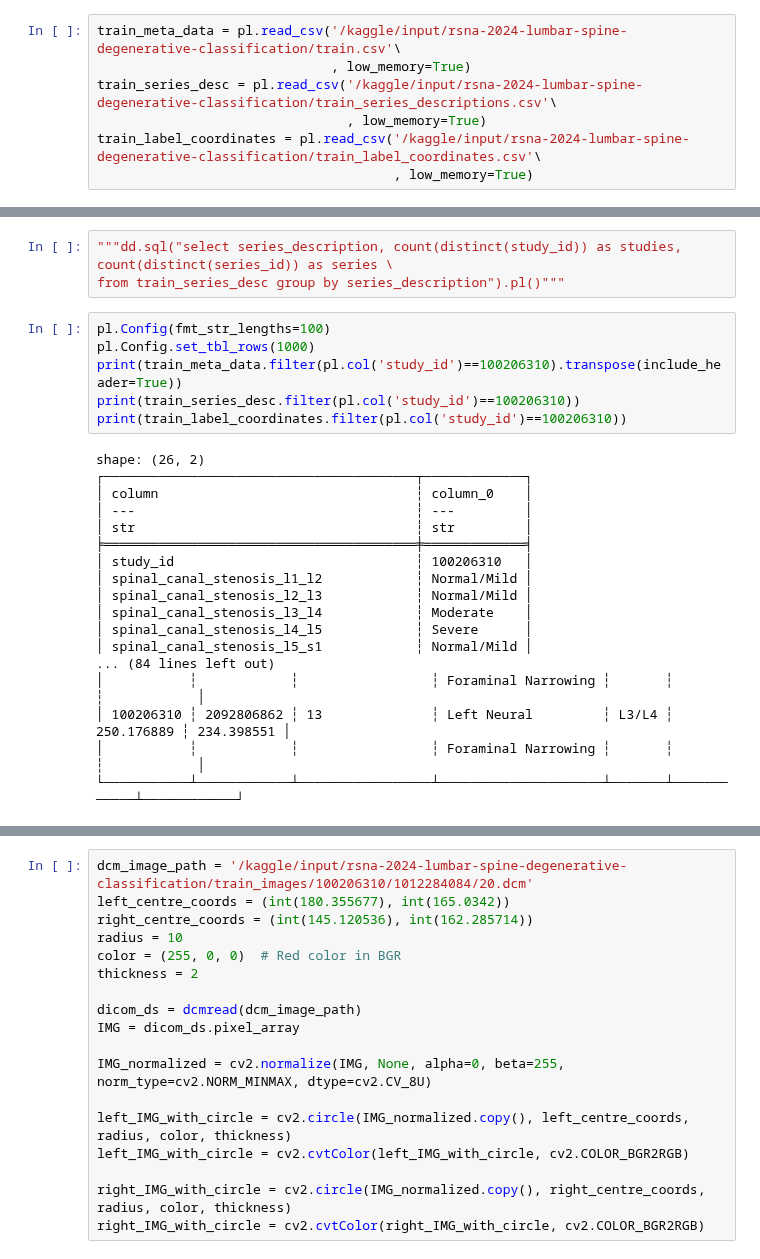
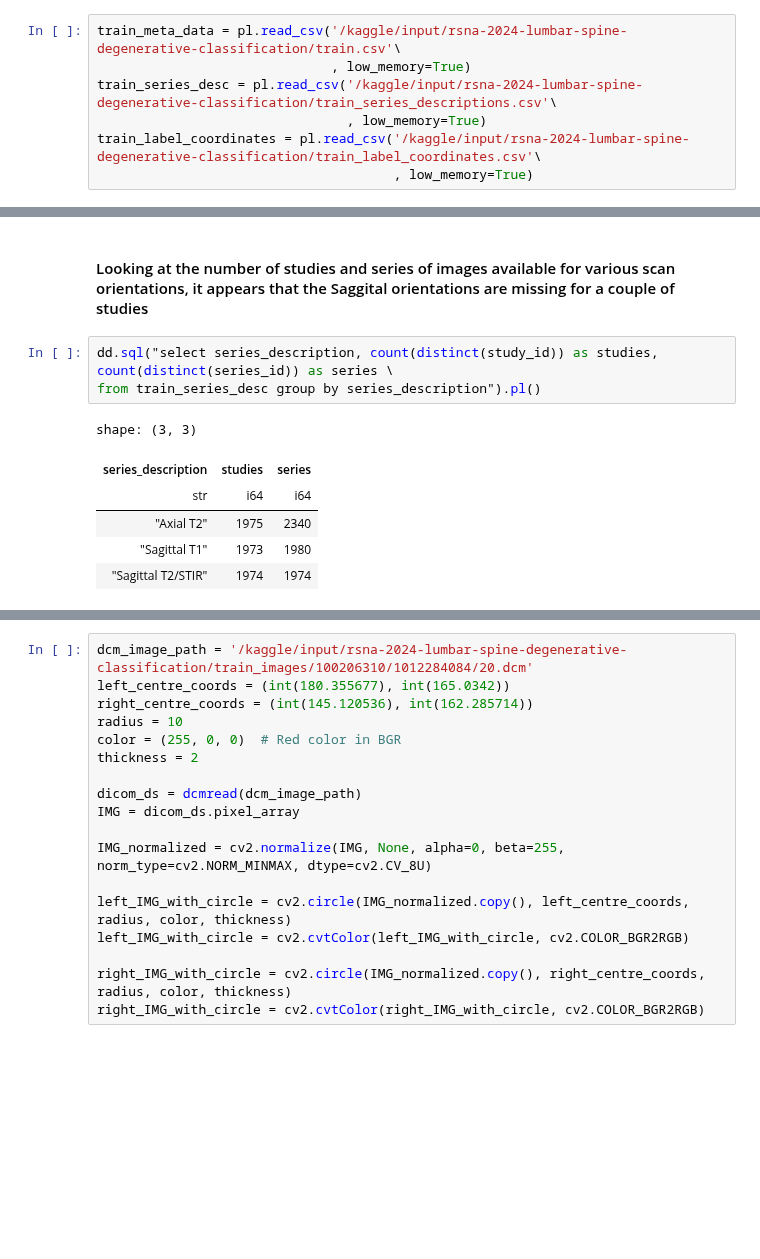
Before and after one commit to sumaniitm/RSNA-2024-Lumbar-Spine-Degenerative-Classification, a Jupyter notebook: primary-problem-study-rsna-2024.ipynb, the cells around one changed output, grey strips where cells are left out. Drawn from its saved outputs; the diff is of its cells as text; blank space fills up the shorter version.

Commit message:
Data Analysis - V2

```diff
--- a/primary-problem-study-rsna-2024.ipynb
+++ b/primary-problem-study-rsna-2024.ipynb
@@ -43,27 +73,12 @@ train_label_coordinates = pl.read_csv('/kaggle/input/rsna-2024-lumbar-spine-dege
+# %% [markdown]
+#### Looking at the number of studies and series of images available for various scan orientations, it appears that the Saggital orientations are missing for a couple of studies
 # %%
-"""dd.sql("select series_description, count(distinct(study_id)) as studies, count(distinct(series_id)) as series \
-from train_series_desc group by series_description").pl()"""
+dd.sql("select series_description, count(distinct(study_id)) as studies, count(distinct(series_id)) as series \
+from train_series_desc group by series_description").pl()
+# %% [output]
+shape: (3, 3)
+| series_description | studies | series |
+| str | i64 | i64 |
+| "Axial T2" | 1975 | 2340 |
+| "Sagittal T1" | 1973 | 1980 |
+| "Sagittal T2/STIR" | 1974 | 1974 |
-# %%
-pl.Config(fmt_str_lengths=100)
-pl.Config.set_tbl_rows(1000)
-print(train_meta_data.filter(pl.col('study_id')==100206310).transpose(include_header=True))
-print(train_series_desc.filter(pl.col('study_id')==100206310))
-print(train_label_coordinates.filter(pl.col('study_id')==100206310))
-# %% [output]
-shape: (26, 2)
-┌────────────────────────────────────────┬─────────────┐
-│ column                                 ┆ column_0    │
-│ ---                                    ┆ ---         │
-│ str                                    ┆ str         │
-╞════════════════════════════════════════╪═════════════╡
-│ study_id                               ┆ 100206310   │
-│ spinal_canal_stenosis_l1_l2            ┆ Normal/Mild │
-│ spinal_canal_stenosis_l2_l3            ┆ Normal/Mild │
-│ spinal_canal_stenosis_l3_l4            ┆ Moderate    │
-│ spinal_canal_stenosis_l4_l5            ┆ Severe      │
-│ spinal_canal_stenosis_l5_s1            ┆ Normal/Mild │
-... (84 lines left out)
-│           ┆            ┆                 ┆ Foraminal Narrowing ┆       ┆            ┆            │
-│ 100206310 ┆ 2092806862 ┆ 13              ┆ Left Neural         ┆ L3/L4 ┆ 250.176889 ┆ 234.398551 │
-│           ┆            ┆                 ┆ Foraminal Narrowing ┆       ┆            ┆            │
-└───────────┴────────────┴─────────────────┴─────────────────────┴───────┴────────────┴────────────┘
```
Also changed, not shown: parts of 14 cells of this notebook.
